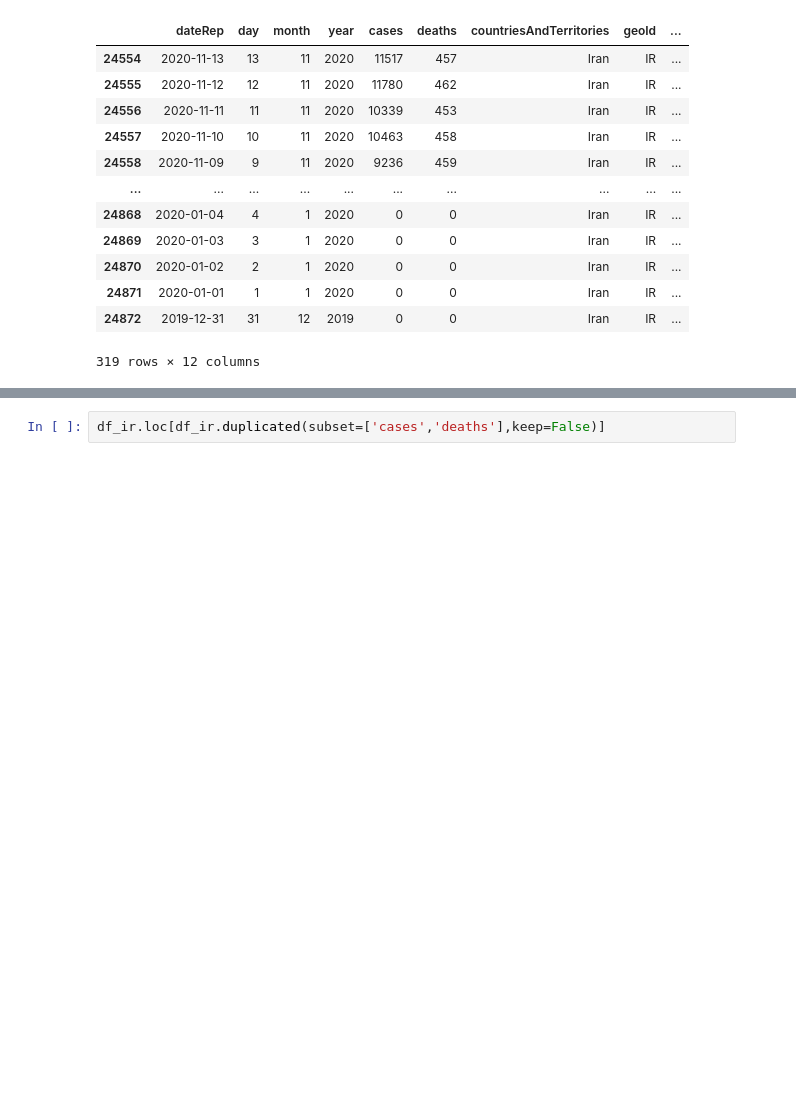
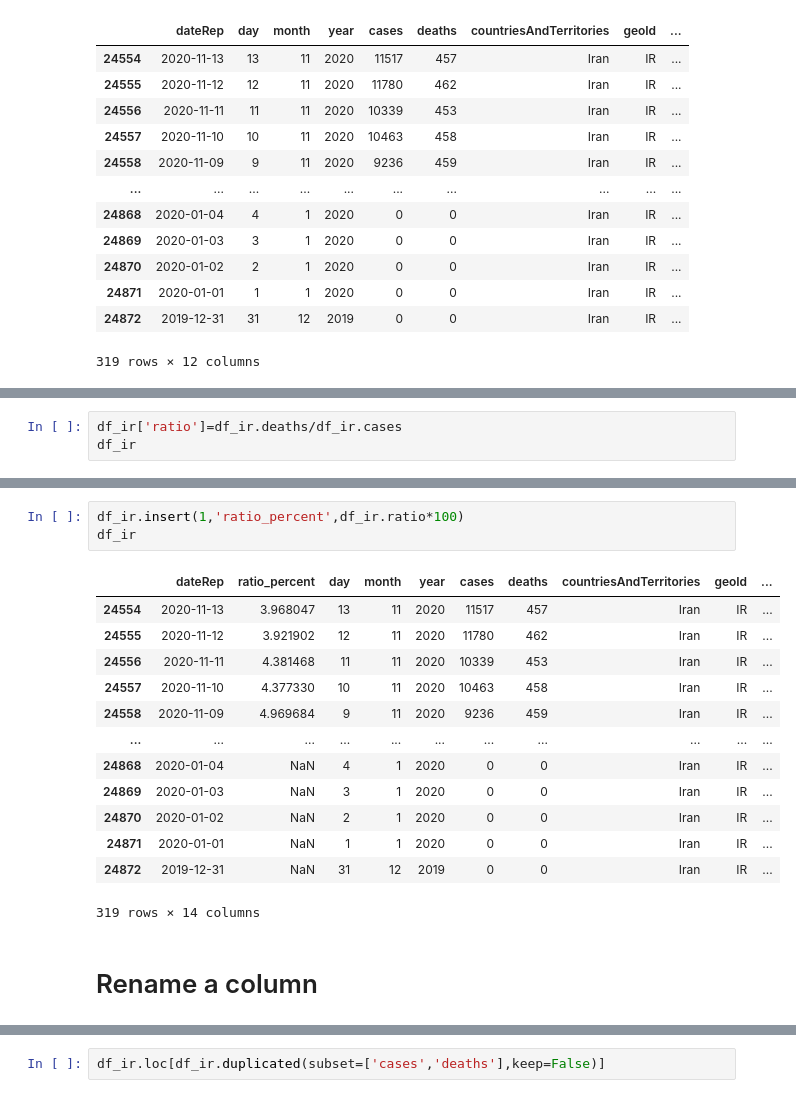
Before and after one commit to FatemeMarzani/DataAnalysis_Course, a Jupyter notebook: assessments/covid_2.ipynb, the cells around one changed output, grey strips where cells are left out. Saved outputs shown, nothing was run; the diff lists cells and outputs as text; blank space fills up the shorter version.

```diff
--- a/assessments/covid_2.ipynb
+++ b/assessments/covid_2.ipynb
@@ -104,0 +165,3 @@ df_ir
+# %%
+df_ir['ratio']=df_ir.deaths/df_ir.cases
+df_ir
@@ -104,0 +187,19 @@ df_ir
+# %%
+df_ir.insert(1,'ratio_percent',df_ir.ratio*100)
+df_ir
+# %% [output]
+|  | dateRep | ratio_percent | day | month | year | cases | deaths | countriesAndTerritories | geoId | ... |
+| 24554 | 2020-11-13 | 3.968047 | 13 | 11 | 2020 | 11517 | 457 | Iran | IR | ... |
+| 24555 | 2020-11-12 | 3.921902 | 12 | 11 | 2020 | 11780 | 462 | Iran | IR | ... |
+| 24556 | 2020-11-11 | 4.381468 | 11 | 11 | 2020 | 10339 | 453 | Iran | IR | ... |
+| 24557 | 2020-11-10 | 4.377330 | 10 | 11 | 2020 | 10463 | 458 | Iran | IR | ... |
+| 24558 | 2020-11-09 | 4.969684 | 9 | 11 | 2020 | 9236 | 459 | Iran | IR | ... |
+| ... | ... | ... | ... | ... | ... | ... | ... | ... | ... | ... |
+| 24868 | 2020-01-04 | NaN | 4 | 1 | 2020 | 0 | 0 | Iran | IR | ... |
+| 24869 | 2020-01-03 | NaN | 3 | 1 | 2020 | 0 | 0 | Iran | IR | ... |
+| 24870 | 2020-01-02 | NaN | 2 | 1 | 2020 | 0 | 0 | Iran | IR | ... |
+| 24871 | 2020-01-01 | NaN | 1 | 1 | 2020 | 0 | 0 | Iran | IR | ... |
+| 24872 | 2019-12-31 | NaN | 31 | 12 | 2019 | 0 | 0 | Iran | IR | ... |
+319 rows × 14 columns
+# %% [markdown]
+# Rename a column
```
Also changed, not shown: parts of 18 cells of this notebook, 2 other files.
